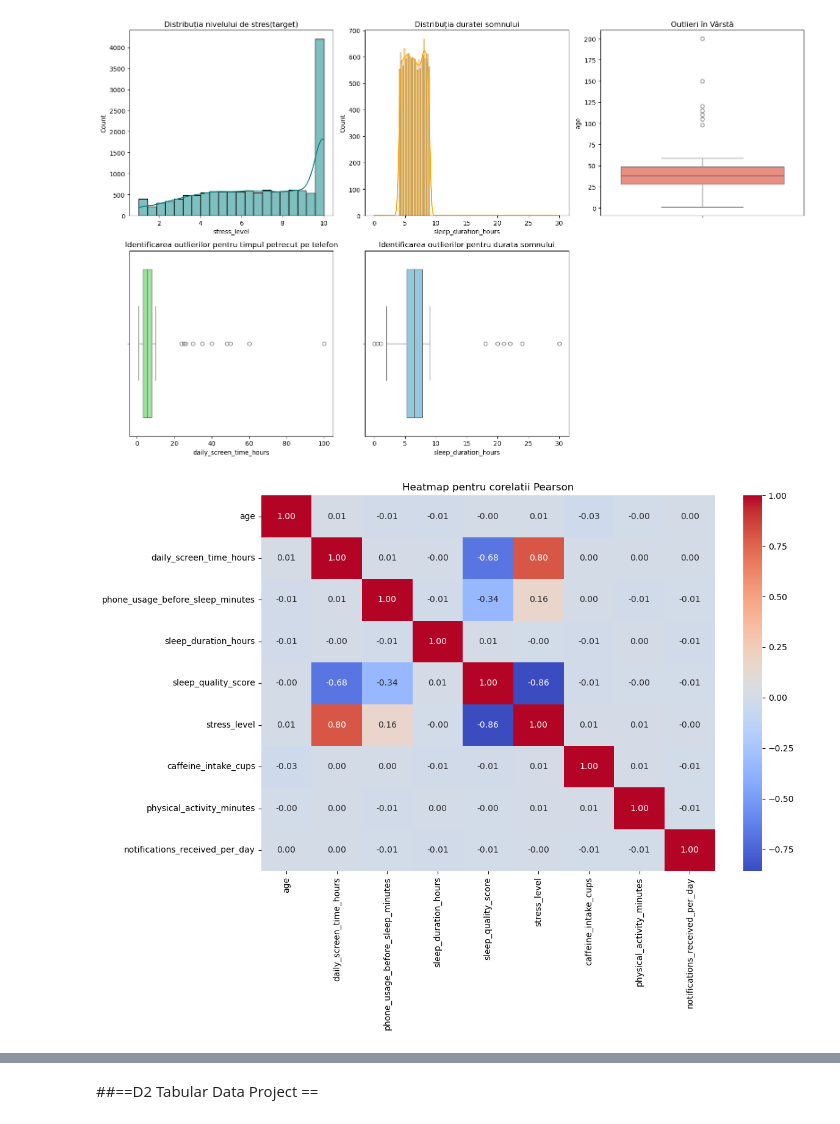
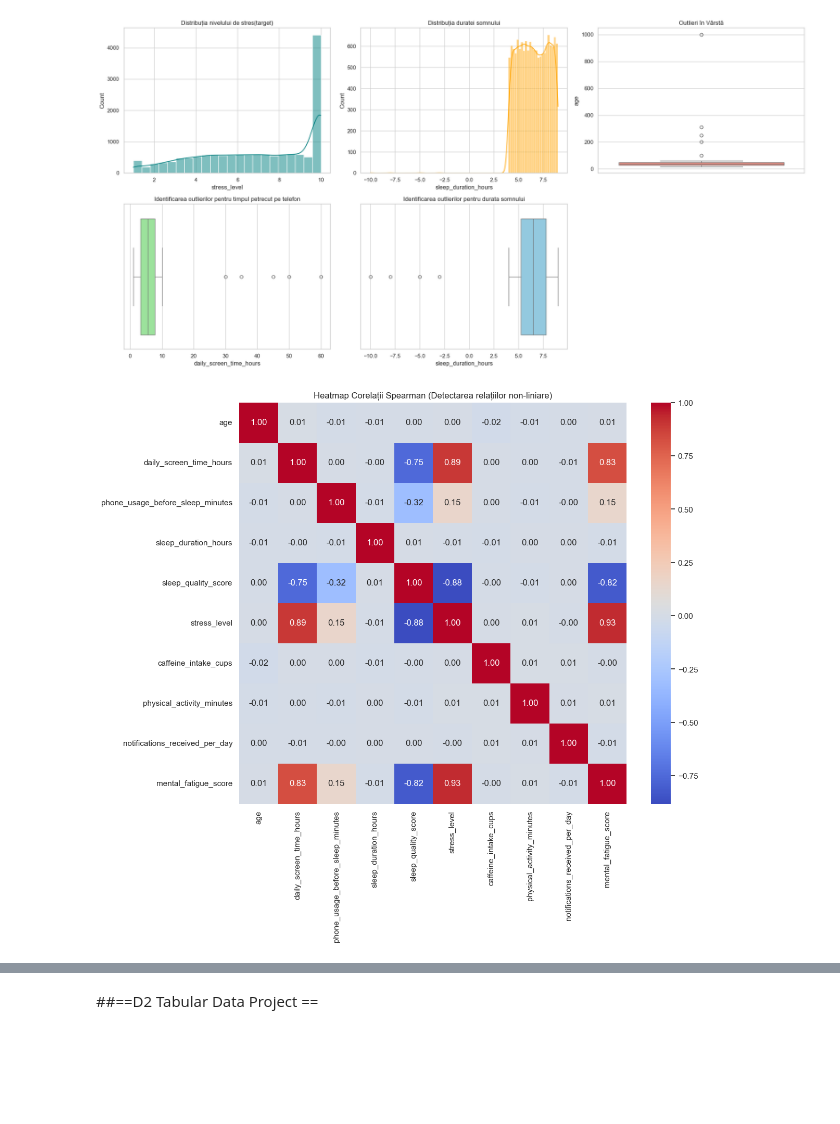
Before and after one commit to Izabela6239/Predicting-Stress-through-Digital-Habit-Analysis, a Jupyter notebook: Proiect_Si1.ipynb, the cells around one changed output, grey strips where cells are left out. Saved outputs shown, nothing was run; the diff lists cells and outputs as text; code cells hidden in the pictures; blank space fills up the shorter version.

```diff
--- a/Proiect_Si1.ipynb
+++ b/Proiect_Si1.ipynb
@@ -27,14 +27,14 @@ import seaborn as sns
 from sklearn.model_selection import train_test_split
 from sklearn.metrics import mean_absolute_error, mean_squared_error, r2_score
 
-df = pd.read_csv('sleep_mobile_stress_final.csv')
+df = pd.read_csv('sleep_mobile_stress_dataset_15000.csv')
 print("Statictici descriptive:")
 display(df.describe())
 np.random.seed(42)
 cols_to_distort = [
-    'age', 'gender', 'occupation', 'daily_screen_time_hours',
+    'daily_screen_time_hours',
     'phone_usage_before_sleep_minutes', 'sleep_duration_hours',
-    'sleep_quality_score', 'stress_level', 'caffeine_intake_cups',
+    'sleep_quality_score', 'caffeine_intake_cups',
     'physical_activity_minutes', 'notifications_received_per_day',
     'mental_fatigue_score'
 ]
@@ -43,7 +43,7 @@ for col in cols_to_distort:
     mask = np.random.rand(len(df)) < 0.05
     df.loc[mask, col] = np.nan
 
-df.to_csv('sleep_mobile_stress_proiect.csv', index=False)
+df.to_csv('sleep_mobile_stress_proiect2.csv', index=False)
 print("\nAnaliza valorilor lipsă:")
 missing = df.isnull().sum()
 print(missing)
@@ -75 +75,29 @@ mental_fatigue_score                763
 dtype: int64
+# %%
+df.loc[0:1, 'age'] = 1000
+df.loc[2:3, 'age'] = 310
+df.loc[4:5, 'age'] = 250
+df.loc[6:7, 'age'] = 200
+df.loc[8:9, 'age'] = 100
+
+df.loc[11:12, 'daily_screen_time_hours'] = 60
+df.loc[13:14, 'daily_screen_time_hours'] = 50
+df.loc[15:16, 'daily_screen_time_hours'] = 45
+df.loc[17:18, 'daily_screen_time_hours'] = 35
+df.loc[19:20, 'daily_screen_time_hours'] = 30
+
+df.loc[31:32, 'sleep_duration_hours'] = -10
+df.loc[33:34, 'sleep_duration_hours'] = -8
+df.loc[35:36, 'sleep_duration_hours'] = -5
+df.loc[37:38, 'sleep_duration_hours'] = -3
+
+df.loc[21:30, 'notifications_received_per_day'] = 100000
+df.loc[41:50, 'caffeine_intake_cups'] = 100
+df.loc[51:60, 'physical_activity_minutes'] = 1440
+df.loc[61:70, 'sleep_quality_score'] = 100
+df.loc[71:80, 'phone_usage_before_sleep_minutes'] = 2000
+
+df.to_csv('sleep_mobile_stress_proiect_outliers.csv', index=False)
+
+print("Statictici descriptive:")
+display(df.describe())
@@ -76,42 +115,38 @@ dtype: int64
 # %%
-plt.figure(figsize=(16, 10))
+plt.figure(figsize=(20, 10))
 
-#Distributia targetului
 plt.subplot(2,3,1)
 sns.histplot(df['stress_level'].dropna(), kde=True, color='teal')
 plt.title('Distribuția nivelului de stres(target)')
 
-#Distributia varstei
 plt.subplot(2,3,2)
 sns.histplot(df['sleep_duration_hours'].dropna(), kde=True, color='orange')
 plt.title('Distribuția duratei somnului')
 
 plt.subplot(2, 3, 3)
 sns.boxplot(y=df['age'], color='salmon')
 plt.title('Outlieri în Vârstă')
 
-#Boxplot pentru screen time(Outliers)
 plt.subplot(2,3,4)
 sns.boxplot(x=df['daily_screen_time_hours'], color = 'lightgreen')
 plt.title('Identificarea outlierilor pentru timpul petrecut pe telefon')
 
-#Boxplot pentru sleep duration(Outliers)
 plt.subplot(2,3,5)
 sns.boxplot(x=df['sleep_duration_hours'], color = 'skyblue')
 plt.title('Identificarea outlierilor pentru durata somnului')
 
 plt.tight_layout()
 plt.show()
 # %% [output]
-[figure, old version]
+[figure, new version]
 # %%
-plt.figure(figsize=(12, 8))
-numeric_df = df.select_dtypes(include=[np.number]).drop(columns=['user_id', 'mental_fatigue_score'])
-correlation_matrix = numeric_df.corr()
+plt.figure(figsize=(12, 10))
+numeric_df = df.select_dtypes(include=[np.number]).drop(columns=['user_id'])
+correlation_matrix = numeric_df.corr(method='spearman')
 sns.heatmap(correlation_matrix, annot=True, cmap='coolwarm', fmt=".2f")
-plt.title('Heatmap pentru corelatii Pearson')
+plt.title('Heatmap Corelații Spearman (Detectarea relațiilor non-liniare)')
 plt.show()
 # %% [output]
-[figure, old version]
+[figure, new version]
 # %% [markdown]
 În urma analizei EDA, am identificat următoarele aspecte relevante:
```
Also changed, not shown: parts of 20 cells of this notebook.
